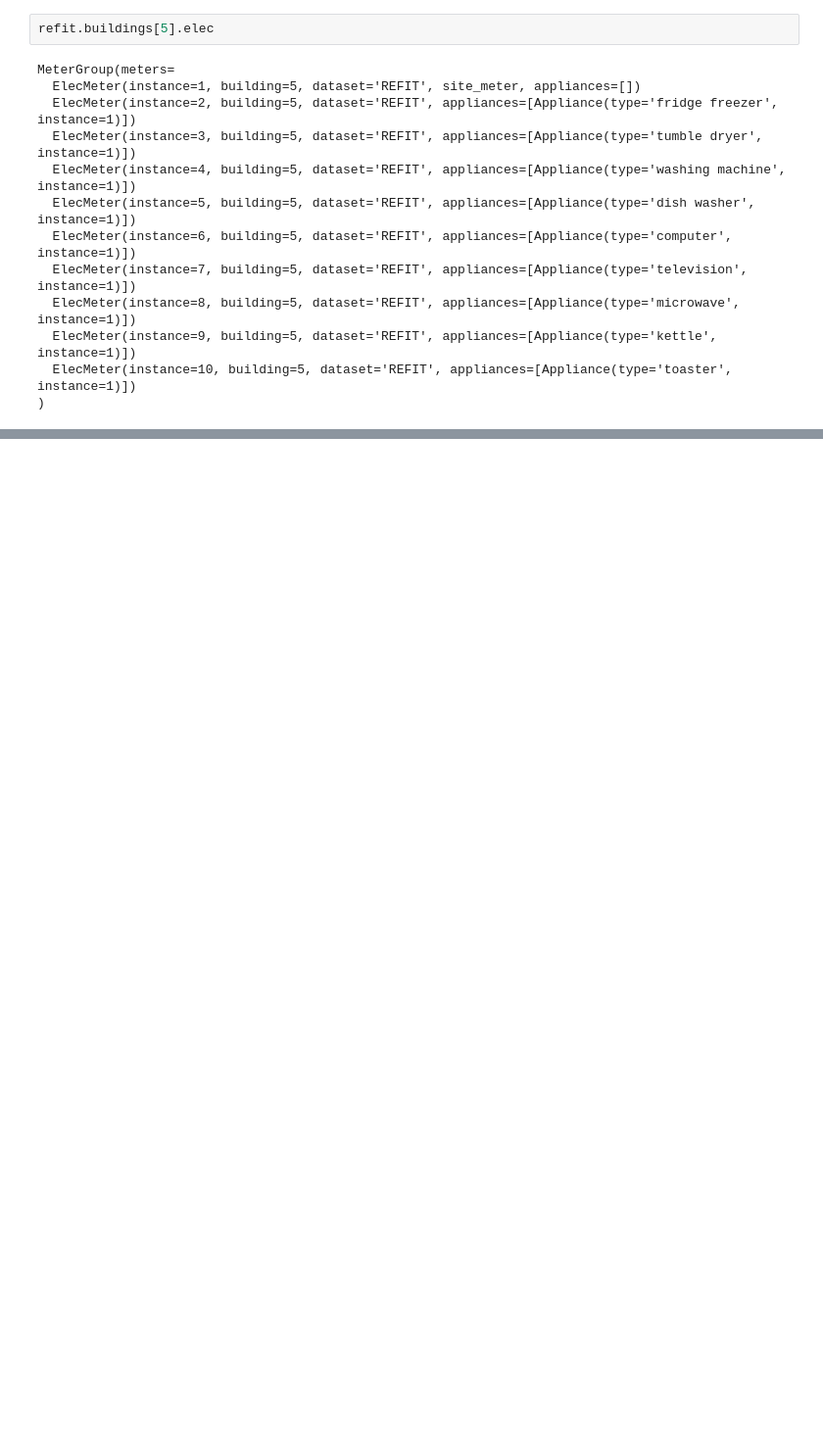
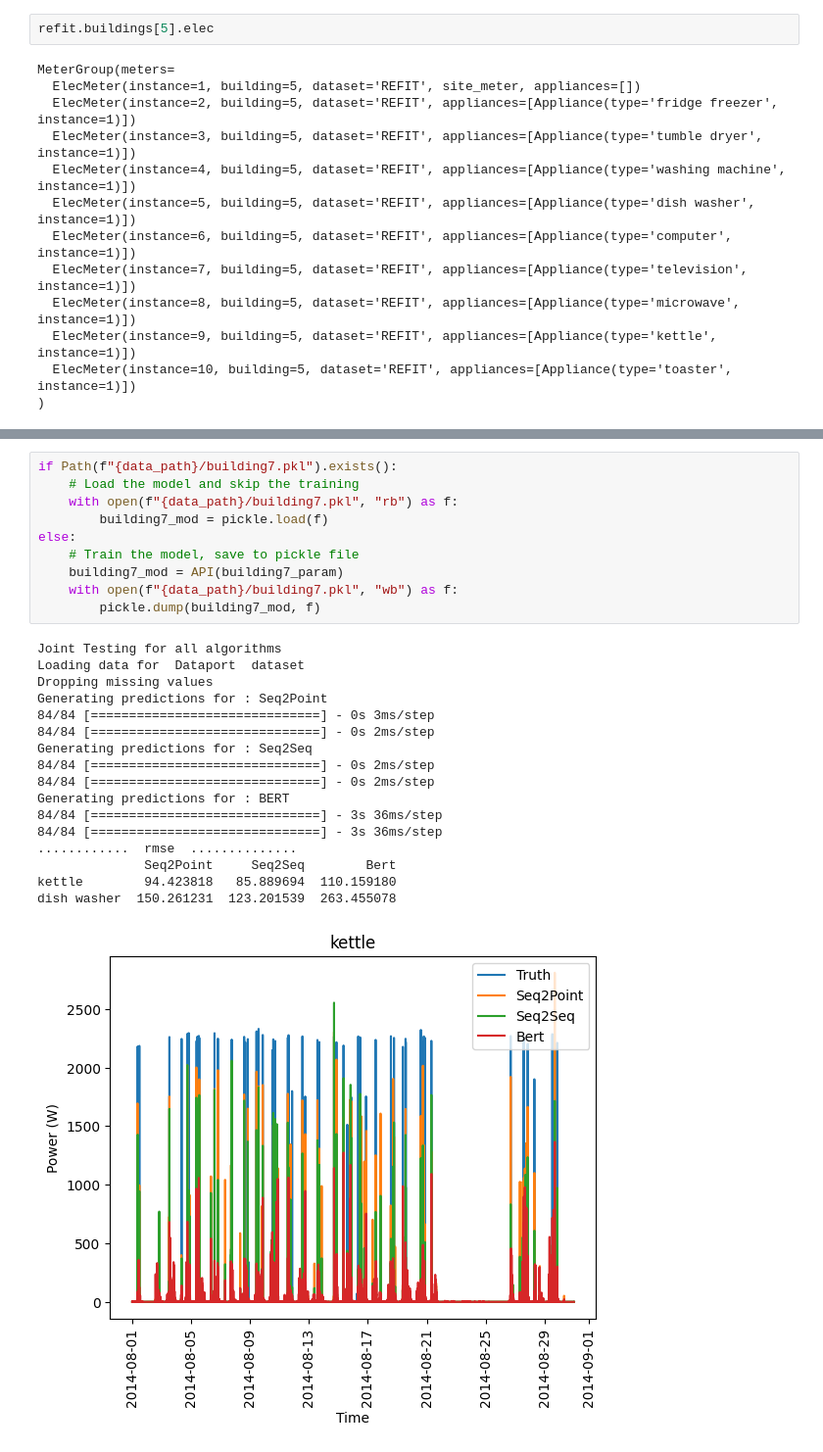
Before and after one commit to johannesgl4d0s/case_study, a Jupyter notebook: CaseStudy1_ml.ipynb, the cells around one changed output, grey strips where cells are left out. Shown at 98% size. Cells and saved outputs as stored; diff of their text form; blank space fills up the shorter version.

```diff
--- a/CaseStudy1_ml.ipynb
+++ b/CaseStudy1_ml.ipynb
@@ -43,0 +1034,28 @@ MeterGroup(meters=
+# %%
+if Path(f"{data_path}/building7.pkl").exists():
+    # Load the model and skip the training
+    with open(f"{data_path}/building7.pkl", "rb") as f:
+        building7_mod = pickle.load(f)
+else:
+    # Train the model, save to pickle file
+    building7_mod = API(building7_param)
+    with open(f"{data_path}/building7.pkl", "wb") as f:
+        pickle.dump(building7_mod, f)
+# %% [output]
+Joint Testing for all algorithms
+Loading data for  Dataport  dataset
+Dropping missing values
+Generating predictions for : Seq2Point
+84/84 [==============================] - 0s 3ms/step
+84/84 [==============================] - 0s 2ms/step
+Generating predictions for : Seq2Seq
+84/84 [==============================] - 0s 2ms/step
+84/84 [==============================] - 0s 2ms/step
+Generating predictions for : BERT
+84/84 [==============================] - 3s 36ms/step
+84/84 [==============================] - 3s 36ms/step
+............  rmse  ..............
+              Seq2Point     Seq2Seq        Bert
+kettle        94.423818   85.889694  110.159180
+dish washer  150.261231  123.201539  263.455078
+[figure, added]
```
Also changed, not shown: parts of 49 cells of this notebook, 1 other file.
